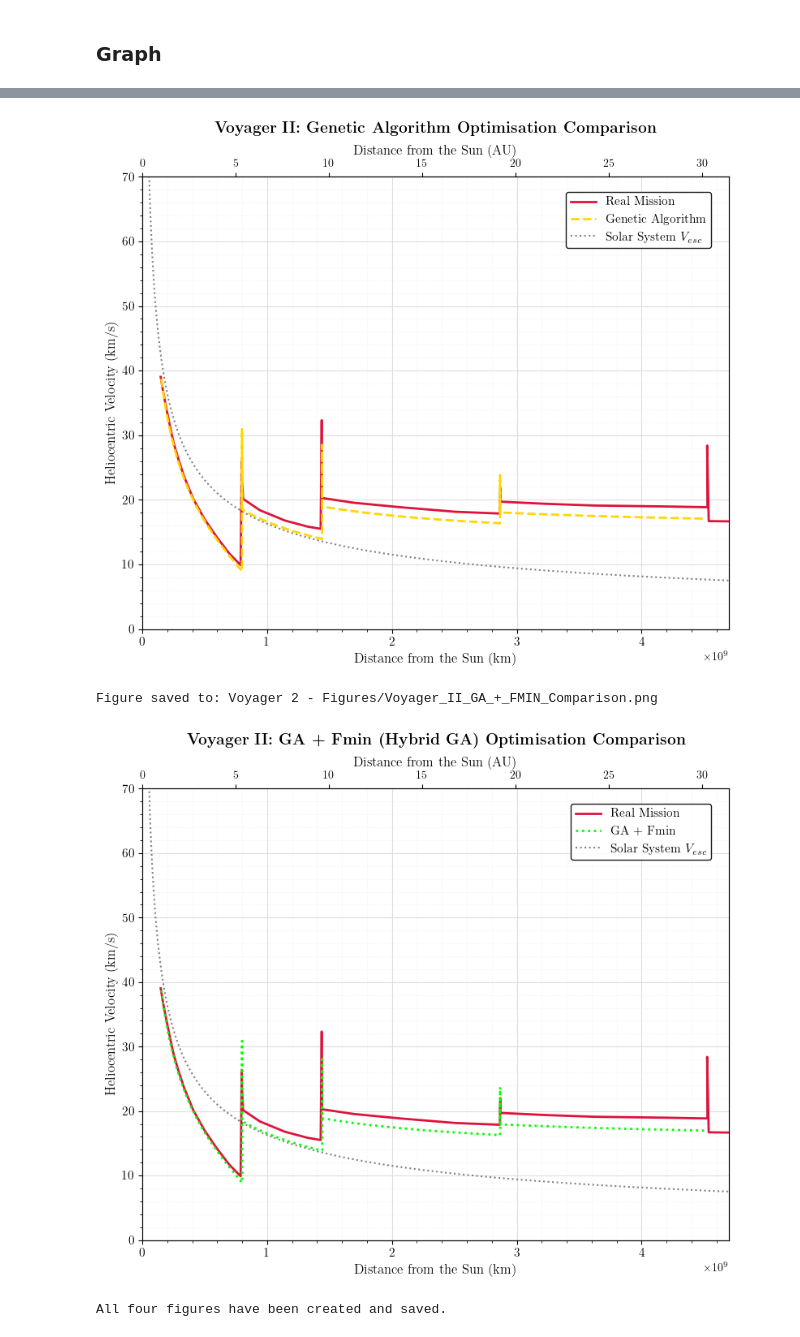
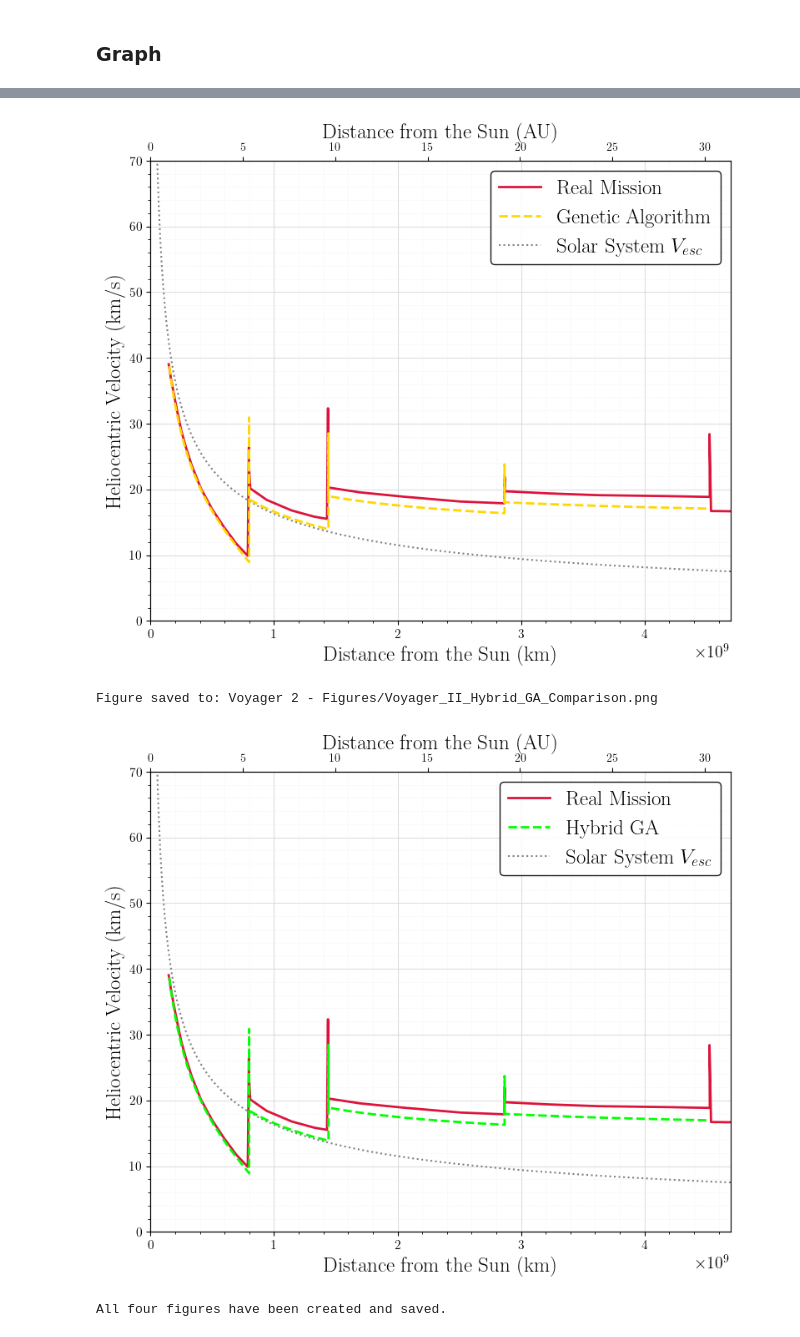
Before and after one commit to snath222/IP-Trajectory-Optimisation-SN, a Jupyter notebook: Voyager II - Optimisation Algo.ipynb, the cells around one changed output, grey strips where cells are left out. Cells and saved outputs as stored; diff of their text form; code cells hidden in the pictures.

```diff
--- a/Voyager II - Optimisation Algo.ipynb
+++ b/Voyager II - Optimisation Algo.ipynb
@@ -4049,10 +4063,10 @@ Warning: Could not parse date for REAL: 1979-07-09 22:29:51
 # %%
 date_flyby_saturn_list = {
-    "REAL": date_flyby_saturn,
-    "Brute Force": date_flyby_saturn_BRUTE_MIN,
+    "Real Mission": date_flyby_saturn,
+    "Brute Force Search": date_flyby_saturn_BRUTE_MIN,
     "Fmin": date_flyby_saturn_FMIN,
     "Genetic Algorithm": date_flyby_saturn_GA,
-    "GA + Fmin": date_flyby_saturn_GA_FMIN_COMBINED,
+    "Hybrid GA": date_flyby_saturn_GA_FMIN_COMBINED,
 }
 
 for method in date_flyby_saturn_list:
@@ -4077,10 +4091,10 @@ Warning: Could not parse date for REAL: 1981-08-26 03:24:57
 # %%
 date_flyby_uranus_list = {
-    "REAL": date_flyby_uranus,
-    "Brute Force": date_flyby_uranus_BRUTE_MIN,
+    "Real Mission": date_flyby_uranus,
+    "Brute Force Search": date_flyby_uranus_BRUTE_MIN,
     "Fmin": date_flyby_uranus_FMIN,
     "Genetic Algorithm": date_flyby_uranus_GA,
-    "GA + Fmin": date_flyby_uranus_GA_FMIN_COMBINED,
+    "Hybrid GA": date_flyby_uranus_GA_FMIN_COMBINED,
 }
 
 for method in date_flyby_uranus_list:
@@ -4105,10 +4119,10 @@ Warning: Could not parse date for REAL: 1986-08-24 17:59:47
 # %%
 date_flyby_neptune_list = {
-    "REAL": date_flyby_neptune,
-    "Brute Force": date_flyby_neptune_BRUTE_MIN,
+    "Real Mission": date_flyby_neptune,
+    "Brute Force Search": date_flyby_neptune_BRUTE_MIN,
     "Fmin": date_flyby_neptune_FMIN,
     "Genetic Algorithm": date_flyby_neptune_GA,
-    "GA + Fmin": date_flyby_neptune_GA_FMIN_COMBINED,
+    "Hybrid GA": date_flyby_neptune_GA_FMIN_COMBINED,
 }
 
 for method in date_flyby_neptune_list:
@@ -4135,7 +4149,7 @@ Warning: Could not parse date for REAL: 1989-08-25 03:56:36
 # %% [markdown]
 ### Comparsion Table
 # %%
-methods = ["REAL", "Brute Force", "Fmin", "Genetic Algorithm", "GA + Fmin"]
+methods = ["Real Mission", "Brute Force Search", "Fmin", "Genetic Algorithm", "Hybrid GA"]
 # %%
 data = {
     "Total Delta-V (km/s)": [deltaVs[method] for method in methods],
@@ -4999,29 +4985,31 @@ Figure saved to: Voyager 2 - Figures/Voyager_II_Heliocentric_Velocity_vs_Distanc
 # %%
+set_font_sizes(18)
+
 # Define different line styles for each plot
 colours = {
     "Real Mission": "crimson",
-    "Brute Force Algorithm": "cyan",
-    "FMIN": "magenta",
-    "GA": "gold",
-    "GA + FMIN": "lime",
+    "Brute Force Search": "cyan",
+    "Fmin": "magenta",
+    "Genetic Algorithm": "gold",
+    "Hybrid GA": "lime",
 }
 
 # Distinct line styles to prevent visual merging
 line_styles = {
     "Real Mission": "-",
-    "Brute Force Algorithm": "-",
-    "FMIN": "--",
-    "GA": '--',#(0, (5, 1)),
-    "GA + FMIN": ":",
+    "Brute Force Search": "--",
+    "Fmin": "--",
+    "Genetic Algorithm": '--',#(0, (5, 1)),
+    "Hybrid GA": "--",
 }
 
 # Define different line widths for clarity
 line_widths = {
     "Real Mission": 2,
-    "Brute Force Algorithm": 2,
-    "FMIN": 2,
-    "GA": 2,
-    "GA + FMIN": 2,
+    "Brute Force Search": 2,
+    "Fmin": 2,
+    "Genetic Algorithm": 2,
+    "Hybrid GA": 2,
 }
 
 plt.rc('text', usetex=True)
@@ -5031,12 +5019,12 @@ figure_titles = [
     r"\textbf{Voyager II: Brute Force Search Optimisation Comparison}",
     r"\textbf{Voyager II: Fmin Optimisation Comparison}",
     r"\textbf{Voyager II: Genetic Algorithm Optimisation Comparison}",
-    r"\textbf{Voyager II: GA + Fmin (Hybrid GA) Optimisation Comparison}"
+    r"\textbf{Voyager II: Hybrid GA (GA + Fmin) Optimisation Comparison}"
 ]
 
 # Methods and their labels for each figure
-methods = ["Brute Force Algorithm", "FMIN", "GA", "GA + FMIN"]
-method_labels = ["Brute Force Search", "Fmin", "Genetic Algorithm", "GA + Fmin"]
+methods = ["Brute Force Search", "Fmin", "Genetic Algorithm", "Hybrid GA"]
+method_labels = ["Brute Force Search", "Fmin", "Genetic Algorithm", "Hybrid GA"]
 
 def plot_voyager_trajectory_vs_distance(ax, date_departure, date_flyby_jupiter, date_flyby_saturn,
                                       date_flyby_uranus, date_flyby_neptune, method, plotlabel):
@@ -5144,7 +5132,7 @@ for i, (method, label, title) in enumerate(zip(methods, method_labels, figure_ti
             linewidth=line_widths["Real Mission"])
 
     # Plot the specific optimization method
-    if method == "Brute Force Algorithm":
+    if method == "Brute Force Search":
         plot_voyager_trajectory_vs_distance(
             ax,
             date_departure_BRUTE_MIN,
@@ -5155,7 +5143,7 @@ for i, (method, label, title) in enumerate(zip(methods, method_labels, figure_ti
             method=method,
             plotlabel=label
         )
-    elif method == "FMIN":
+    elif method == "Fmin":
         plot_voyager_trajectory_vs_distance(
             ax,
             date_departure_FMIN,
@@ -5166,7 +5154,7 @@ for i, (method, label, title) in enumerate(zip(methods, method_labels, figure_ti
             method=method,
             plotlabel=label
         )
-    elif method == "GA":
+    elif method == "Genetic Algorithm":
         plot_voyager_trajectory_vs_distance(
             ax,
             date_departure_GA,
@@ -5177,7 +5165,7 @@ for i, (method, label, title) in enumerate(zip(methods, method_labels, figure_ti
             method=method,
             plotlabel=label
         )
-    elif method == "GA + FMIN":
+    elif method == "Hybrid GA":
         plot_voyager_trajectory_vs_distance(
             ax,
             date_departure_GA_FMIN_COMBINED,
@@ -5208,12 +5196,12 @@ for i, (method, label, title) in enumerate(zip(methods, method_labels, figure_ti
     # Configure axes and labels
     ax.set_xlim(0, 4.7e9)
     ax.set_ylim(0, 70)
-    ax.set_xlabel("Distance from the Sun (km)", fontsize=12)
-    ax.set_ylabel("Heliocentric Velocity (km/s)", fontsize=12)
+    ax.set_xlabel("Distance from the Sun (km)", )#fontsize=12)
+    ax.set_ylabel("Heliocentric Velocity (km/s)", )#fontsize=12)
 
     # Create secondary x-axis (Distance in AU)
     ax2 = ax.twiny()
-    ax2.set_xlabel("Distance from the Sun (AU)", fontsize=12)
+    ax2.set_xlabel("Distance from the Sun (AU)", )#fontsize=12)
     km_to_AU = 1 / 149597870.691  # Conversion factor
     ax2.set_xlim(ax.get_xlim()[0] * km_to_AU, ax.get_xlim()[1] * km_to_AU)
     ax2.tick_params(axis='x', which='major', labelsize=10)
@@ -5231,11 +5219,11 @@ for i, (method, label, title) in enumerate(zip(methods, method_labels, figure_ti
         new_order = [1, 2, 0]  # Real Mission, Method, Escape Velocity
         handles = [handles[i] for i in new_order]
         labels = [labels[i] for i in new_order]
-    ax.legend(handles, labels, loc="upper right", bbox_to_anchor=(0.98, 0.98),
-              fontsize=11, frameon=True, framealpha=0.9, edgecolor='black')
+    ax.legend(handles, labels, loc="best", #fontsize=12,
+              frameon=True, framealpha=0.9, edgecolor='black')
 
     # Set the figure title
-    plt.title(title, fontsize=14, pad=10)
+    #plt.title(title, fontsize=14, pad=10)
 
     plt.tight_layout()
 
@@ -5257,4 +5245,4 @@ Figure saved to: Voyager 2 - Figures/Voyager_II_GA_Comparison.png
-[figure, old version]
+[figure, new version]
-Figure saved to: Voyager 2 - Figures/Voyager_II_GA_+_FMIN_Comparison.png
+Figure saved to: Voyager 2 - Figures/Voyager_II_Hybrid_GA_Comparison.png
-[figure, old version]
+[figure, new version]
 All four figures have been created and saved.
```
Also changed, not shown: parts of 49 cells of this notebook, 17 other files.
